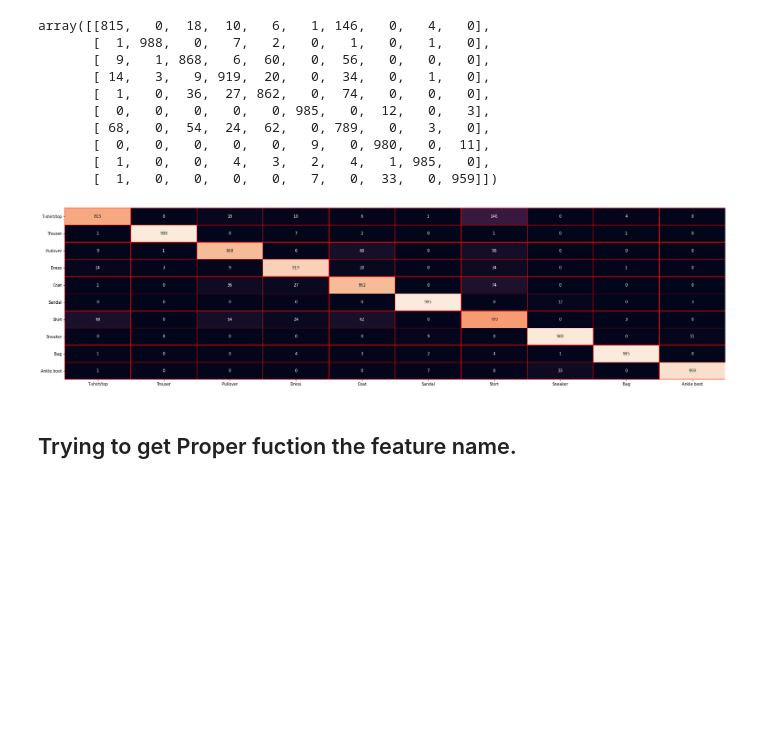
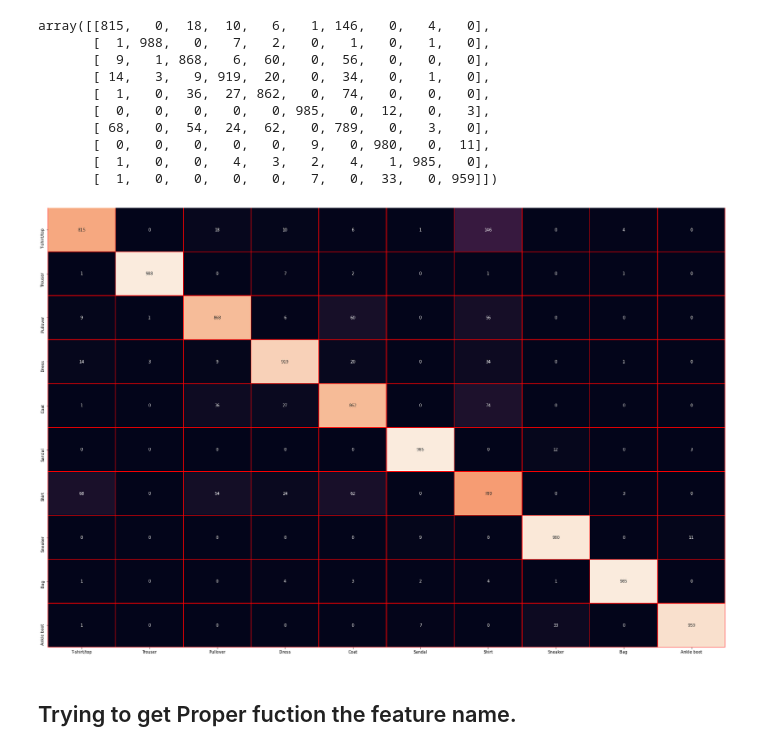
Before and after one commit to roshanappa/Convolutional-Neural-Networks, a Jupyter notebook: Fashion_amnist.ipynb, the cells around one changed output. Cells and saved outputs as stored; diff of their text form; code cells hidden in the pictures; blank space fills up the shorter version.

```diff
--- a/Fashion_amnist.ipynb
+++ b/Fashion_amnist.ipynb
@@ -227,11 +227,11 @@ array([[815,   0,  18,  10,   6,   1, 146,   0,   4,   0],
        [  1,   0,   0,   4,   3,   2,   4,   1, 985,   0],
        [  1,   0,   0,   0,   0,   7,   0,  33,   0, 959]])
 # %%
-plt.figure(figsize=(30,8))
+plt.figure(figsize=(30,20))
 sns.heatmap(mat,annot=True,cbar=False,linecolor='red',linewidths=0.5,fmt='d',xticklabels=class_names,yticklabels=class_names)
 plt.show()
 # %% [output]
-[figure, old version]
+[figure, new version]
 # %% [markdown]
 ## Trying to get Proper fuction the feature name.
 # %%
```
